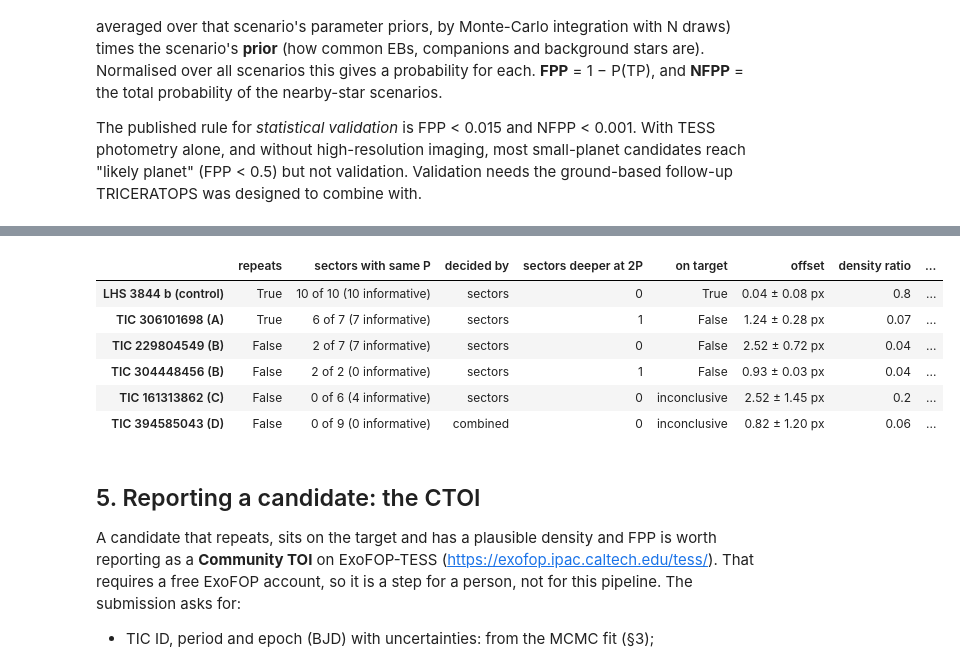
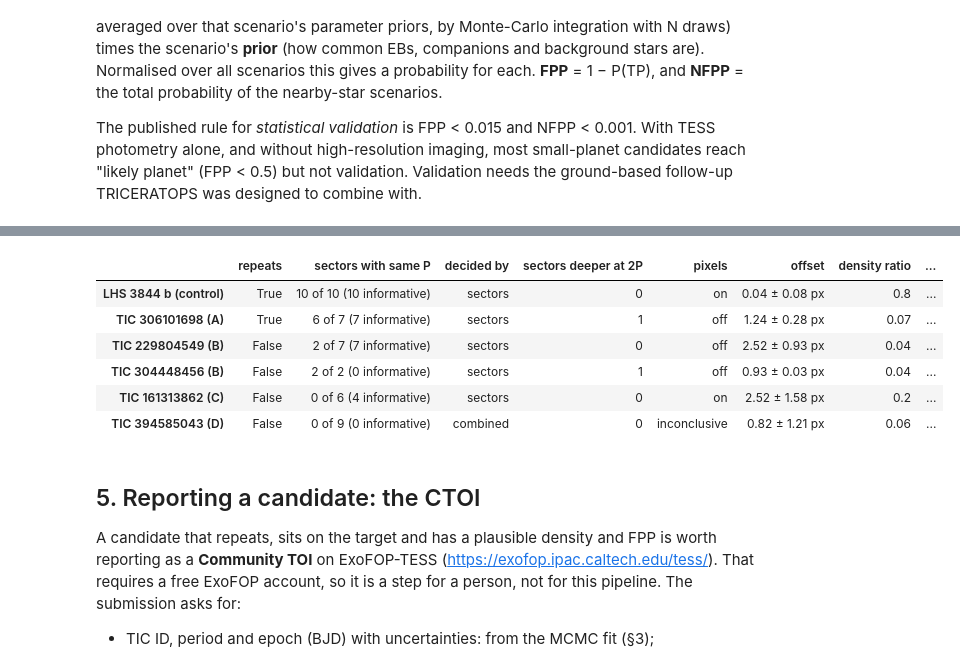
Before and after one commit to josejorgers/exoplanets-research, a Jupyter notebook: notebooks/pipeline-9-candidate-followup.ipynb, the cells around one changed output, grey strips where cells are left out. Cells and saved outputs as stored; diff of their text form; code cells hidden in the pictures.

```diff
--- a/notebooks/pipeline-9-candidate-followup.ipynb
+++ b/notebooks/pipeline-9-candidate-followup.ipynb
@@ -354,12 +373,11 @@ for j, t in enumerate(stars):
         ax.set_title(f"{name}\n{title}" if i == 0 else title, fontsize=8)
         ax.set_xticks([]); ax.set_yticks([])
     r = di[t]
-    state = ("OFF TARGET" if r["off_target"] else
-             "inconclusive" if (r["strongest_loss_snr"] < 5 and r["loss_snr_at_target"] < 3) else "on target")
+    state = {"off_target": "OFF TARGET", "on_target": "on target", "inconclusive": "inconclusive"}[r["status"]]
     axes[1, j].set_xlabel(f"offset {r['offset_px']:.2f} ± {r['offset_err_px']:.2f} px\n{state}", fontsize=8)
 axes[1, 0].legend(fontsize=6, loc="lower left")
 plt.tight_layout()
-cols = ["n_transits", "offset_px", "offset_err_px", "offset_sigma", "strongest_loss_dist_px", "strongest_loss_snr",
-        "loss_snr_at_target", "off_target"]
+cols = ["n_transits", "offset_px", "offset_err_px", "offset_sigma", "offset_from_catalog_px", "strongest_loss_dist_px",
+        "strongest_loss_snr", "snr_threshold", "loss_snr_near_target", "snr_threshold_near", "status"]
 pd.DataFrame({t: {k: di[t][k] for k in cols} for t in stars}).T.round(2)
 # %% [output]
@@ -572,0 +681,9 @@ pd.DataFrame({f"TIC {t}": {"FPP": f.get("FPP"), "NFPP": f.get("NFPP"), "draws":
+# %%
+s = json.loads((FU / "214311908" / "summary.json").read_text())
+fp = s["fpp"]
+print(f"FPP before any fix (no background):          {fp['FPP_no_background']}")
+print(f"with background, solar-default neighbours:   0.852 ± 0.029")
+print(f"with background, Gaia-filled neighbours:     {fp['without_exclusions']['FPP']:.3f} ± {fp['without_exclusions']['FPP_std']:.3f}")
+print(f"... and the pixel-excluded stars removed:    {fp['FPP']:.3f} ± {fp['FPP_std']:.3f}   (NFPP {fp['NFPP']:.3f})")
+print("excluded:", fp["fpp_excluded"])
+pd.DataFrame(fp["scenarios"]).round(3)
@@ -598,63 +769,31 @@ The cell below applies these rules to the stored results, so the verdicts follow
 # %%
 def verdict(t):
-    s = summ.get(t, {})
-    out = {}
-    rp = fu.repetition(sec[t], known.loc[t, "period"], known.loc[t, "depth_ppm"], SECTOR)
-    out["repeats"] = rp["repeats"] if rp["testable"] else "untestable"
-    out["sectors with same P"] = f"{rp['n_same_period']} of {rp['n_other_sectors']} ({rp['n_informative']} informative)"
-    out["decided by"] = rp["basis"]
-    out["sectors deeper at 2P"] = rp["n_alias_period"]
-    dimg = s.get("difference_image", {})
-    if "off_target" in dimg:
-        # no significant flux loss anywhere in the cutout: the pixels cannot say where the signal is
-        inconclusive = dimg["strongest_loss_snr"] < 5 and dimg["loss_snr_at_target"] < 3
-        out["on target"] = "inconclusive" if inconclusive else (not dimg["off_target"])
-        out["offset"] = f"{dimg['offset_px']:.2f} ± {dimg['offset_err_px']:.2f} px"
-    f = s.get("fit")
-    if f:
-        out["density ratio"] = round(f["rho_ratio_median"], 2)
-        out["density ok"] = bool(1 / 3 < f["rho_ratio_median"] < 3)
-        out["Rp [R⊕]"] = f"{f['rp_earth']['median']:.2f} ± {0.5 * (f['rp_earth']['plus'] + f['rp_earth']['minus']):.2f}"
-    fp = s.get("fpp", {})
-    if "FPP" in fp:
-        fpp_v, nfpp_v = fp["FPP"], fp["NFPP"]  # compare unrounded values (0.0148 must pass "< 0.015")
-        out["FPP"] = round(fpp_v, 4)
-        out["NFPP"] = round(nfpp_v, 4)
-    if not rp["testable"]:
-        out["verdict"] = "no verdict: no other sector could show it"
-    elif not rp["repeats"] and rp["repeats_at_alias"]:
-        out["verdict"] = "eclipsing binary at half its period (deeper at 2P)"
-    elif not rp["repeats"]:
-        out["verdict"] = "not confirmed: does not repeat"
-    elif out.get("on target") is False:
-        out["verdict"] = "off target: blend"
-    elif out.get("density ok") is False:
-        out["verdict"] = "inconsistent density: blend or wrong host"
-    elif "FPP" in out and fpp_v < 0.015 and nfpp_v < 1e-3:
-        out["verdict"] = "validated-level FPP"
-    elif "FPP" in out and fpp_v < 0.5:
-        out["verdict"] = "planet candidate (CTOI-worthy)"
-    elif "FPP" in out:
-        out["verdict"] = "ambiguous (FPP >= 0.5)"
-    else:
-        out["verdict"] = "incomplete"
-    return out
+    """src.followup.verdict, laid out as one table row."""
+    v = fu.verdict(summ[t])
+    return {
+        "repeats": "untestable" if v["repeats"] is None else v["repeats"],
+        "sectors with same P": f"{v['n_same_period']} of {v['n_other_sectors']} ({v['n_informative']} informative)",
+        "decided by": v["repetition_basis"], "sectors deeper at 2P": v["n_deeper_at_2P"],
+        "pixels": v["pixels"], "offset": v["offset"],
+        "density ratio": round(v["density_ratio"], 2), "Rp [R⊕]": round(v["rp_fit_earth"], 2),
+        "FPP": round(v["FPP"], 4), "NFPP": round(v["NFPP"], 4), "verdict": v["verdict"],
+    }
 
 
 # the control goes through the same rules: a confirmed planet must come out as one
 sec[CONTROL] = pd.read_csv(FU / str(CONTROL) / "sectors.csv")
 summ[CONTROL] = json.loads((FU / str(CONTROL) / "summary.json").read_text())
 verdicts = pd.DataFrame({("LHS 3844 b (control)" if t == CONTROL else f"TIC {t} ({CANDS[t]})"): verdict(t)
                          for t in [CONTROL, *CANDS]}).T
 verdicts
 # %% [output]
-|  | repeats | sectors with same P | decided by | sectors deeper at 2P | on target | offset | density ratio | ... |
-| LHS 3844 b (control) | True | 10 of 10 (10 informative) | sectors | 0 | True | 0.04 ± 0.08 px | 0.8 | ... |
-| TIC 306101698 (A) | True | 6 of 7 (7 informative) | sectors | 1 | False | 1.24 ± 0.28 px | 0.07 | ... |
-| TIC 229804549 (B) | False | 2 of 7 (7 informative) | sectors | 0 | False | 2.52 ± 0.72 px | 0.04 | ... |
-| TIC 304448456 (B) | False | 2 of 2 (0 informative) | sectors | 1 | False | 0.93 ± 0.03 px | 0.04 | ... |
-| TIC 161313862 (C) | False | 0 of 6 (4 informative) | sectors | 0 | inconclusive | 2.52 ± 1.45 px | 0.2 | ... |
-| TIC 394585043 (D) | False | 0 of 9 (0 informative) | combined | 0 | inconclusive | 0.82 ± 1.20 px | 0.06 | ... |
+|  | repeats | sectors with same P | decided by | sectors deeper at 2P | pixels | offset | density ratio | ... |
+| LHS 3844 b (control) | True | 10 of 10 (10 informative) | sectors | 0 | on | 0.04 ± 0.08 px | 0.8 | ... |
+| TIC 306101698 (A) | True | 6 of 7 (7 informative) | sectors | 1 | off | 1.24 ± 0.28 px | 0.07 | ... |
+| TIC 229804549 (B) | False | 2 of 7 (7 informative) | sectors | 0 | off | 2.52 ± 0.93 px | 0.04 | ... |
+| TIC 304448456 (B) | False | 2 of 2 (0 informative) | sectors | 1 | off | 0.93 ± 0.03 px | 0.04 | ... |
+| TIC 161313862 (C) | False | 0 of 6 (4 informative) | sectors | 0 | on | 2.52 ± 1.58 px | 0.2 | ... |
+| TIC 394585043 (D) | False | 0 of 9 (0 informative) | combined | 0 | inconclusive | 0.82 ± 1.21 px | 0.06 | ... |
 # %% [markdown]
 ## 5. Reporting a candidate: the CTOI
 
```
Also changed, not shown: parts of 12 cells of this notebook, 21 other files.
